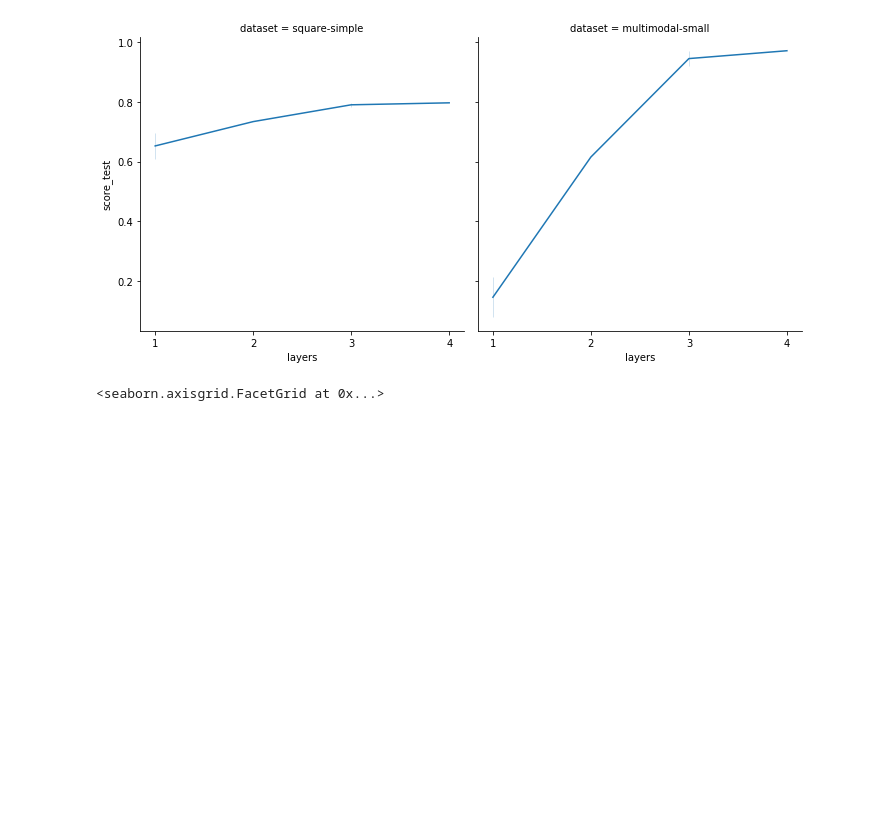
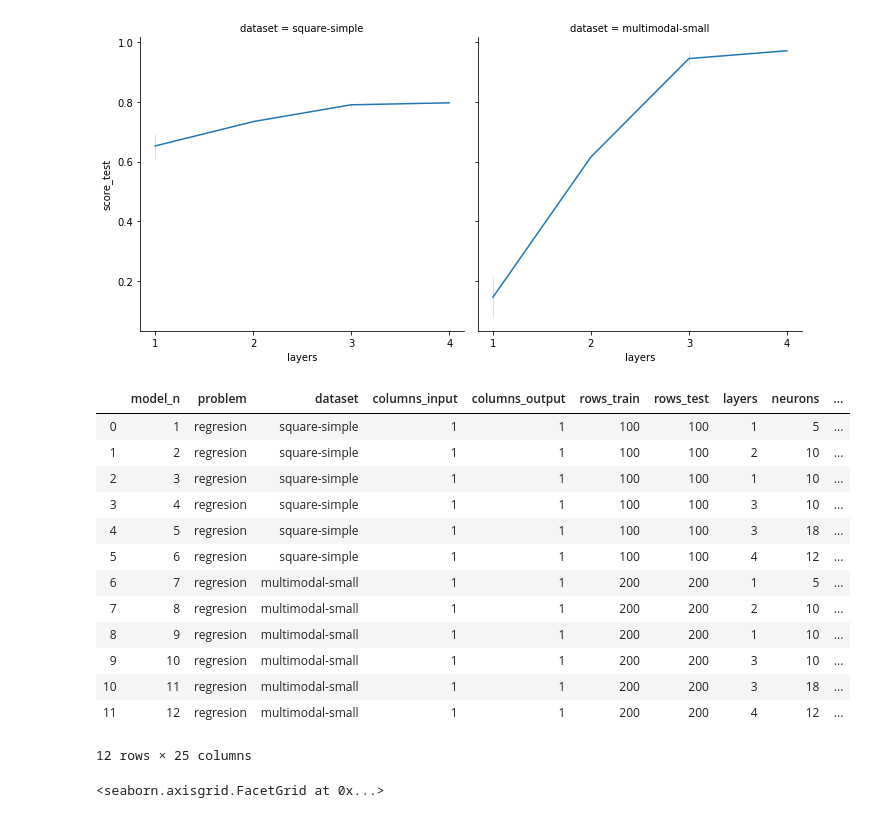
Before and after one commit to wernerolaf/MIO, a Jupyter notebook: MLP_sprawozdanie_Olaf_Werner_291139.ipynb, the cells around one changed output. Drawn from its saved outputs; the diff is of its cells as text; code cells hidden in the pictures; blank space fills up the shorter version.

```diff
--- a/MLP_sprawozdanie_Olaf_Werner_291139.ipynb
+++ b/MLP_sprawozdanie_Olaf_Werner_291139.ipynb
@@ -502,6 +481,23 @@ sns.relplot(x="layers",y="score_test",col="dataset",kind="line",data=df_r)
 # %% [output]
 <seaborn.axisgrid.FacetGrid at 0x...>
 [figure]
+# %%
+df_r
+# %% [output]
+|  | model_n | problem | dataset | columns_input | columns_output | rows_train | rows_test | layers | neurons | ... |
+| 0 | 1 | regresion | square-simple | 1 | 1 | 100 | 100 | 1 | 5 | ... |
+| 1 | 2 | regresion | square-simple | 1 | 1 | 100 | 100 | 2 | 10 | ... |
+| 2 | 3 | regresion | square-simple | 1 | 1 | 100 | 100 | 1 | 10 | ... |
+| 3 | 4 | regresion | square-simple | 1 | 1 | 100 | 100 | 3 | 10 | ... |
+| 4 | 5 | regresion | square-simple | 1 | 1 | 100 | 100 | 3 | 18 | ... |
+| 5 | 6 | regresion | square-simple | 1 | 1 | 100 | 100 | 4 | 12 | ... |
+| 6 | 7 | regresion | multimodal-small | 1 | 1 | 200 | 200 | 1 | 5 | ... |
+| 7 | 8 | regresion | multimodal-small | 1 | 1 | 200 | 200 | 2 | 10 | ... |
+| 8 | 9 | regresion | multimodal-small | 1 | 1 | 200 | 200 | 1 | 10 | ... |
+| 9 | 10 | regresion | multimodal-small | 1 | 1 | 200 | 200 | 3 | 10 | ... |
+| 10 | 11 | regresion | multimodal-small | 1 | 1 | 200 | 200 | 3 | 18 | ... |
+| 11 | 12 | regresion | multimodal-small | 1 | 1 | 200 | 200 | 4 | 12 | ... |
+12 rows × 25 columns
 # %%
 sns.relplot(x="neurons",y="score_test",col="dataset",hue="layers",kind="scatter",data=df_r,palette=sns.color_palette("Set1", df_r.layers.nunique()))
 # %% [output]
```
Also changed, not shown: parts of 4 cells of this notebook.
